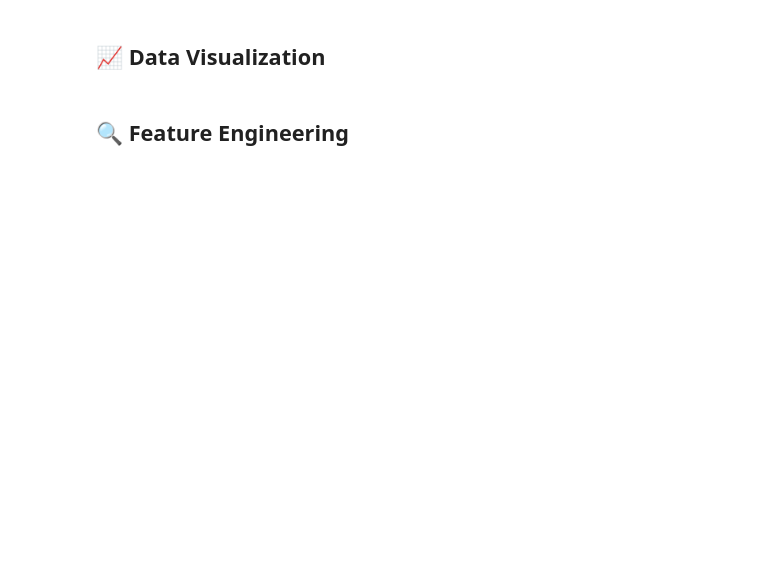
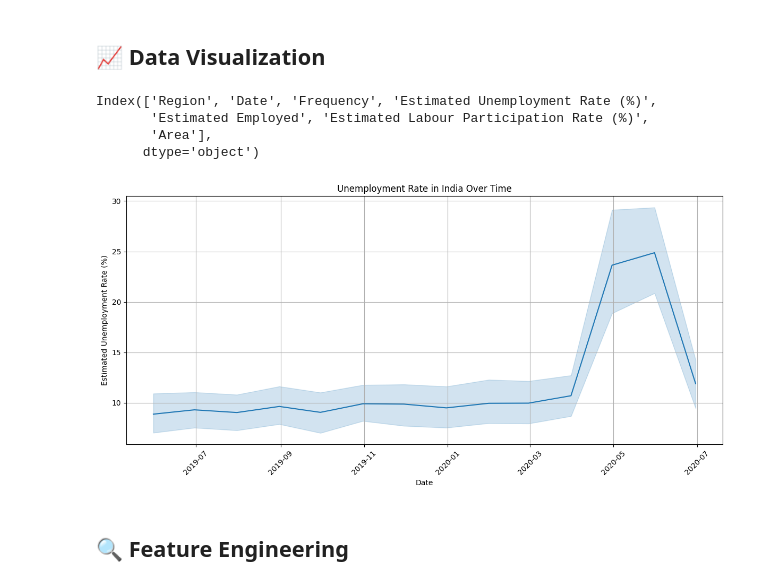
Before and after one commit to Rohit225PRO/-Unemployment_Analysis_India, a Jupyter notebook: Unemployment_Analysis_India_AICTE_Oasis_Infobyte_Internship_2025(1).ipynb, the cells around one changed output. Cells and saved outputs as stored; diff of their text form; code cells hidden in the pictures; blank space fills up the shorter version.

```diff
--- a/Unemployment_Analysis_India_AICTE_Oasis_Infobyte_Internship_2025(1).ipynb
+++ b/Unemployment_Analysis_India_AICTE_Oasis_Infobyte_Internship_2025(1).ipynb
@@ -21,7 +21,9 @@ import joblib
 # %%
 
 # Load the dataset
-df = pd.read_excel('Unemployment in India.xls')
+df = pd.read_csv('Unemployment in India.csv')
+
+
 
 # Display the first few rows
 df.head()
@@ -37,14 +69,34 @@ df.isnull().sum()
 ## 📈 Data Visualization
 # %%
 
+# Clean column names (in case there are spaces)
+df.columns = df.columns.str.strip()
+
+# Print to check correct column names
+print(df.columns)
+
+# Make sure the 'Date' column is in datetime format
+df['Date'] = pd.to_datetime(df['Date'], errors='coerce')
+
+# Drop rows where 'Date' could not be converted
+df = df.dropna(subset=['Date'])
+
+# Plot
 plt.figure(figsize=(12,6))
 sns.lineplot(x='Date', y='Estimated Unemployment Rate (%)', data=df)
 plt.title('Unemployment Rate in India Over Time')
 plt.xlabel('Date')
-plt.ylabel('Unemployment Rate (%)')
+plt.ylabel('Estimated Unemployment Rate (%)')
 plt.xticks(rotation=45)
 plt.grid(True)
+plt.tight_layout()
 plt.show()
+# %% [output]
+Index(['Region', 'Date', 'Frequency', 'Estimated Unemployment Rate (%)',
+       'Estimated Employed', 'Estimated Labour Participation Rate (%)',
+       'Area'],
+      dtype='object')
+[figure, added]
 # %% [markdown]
 ## 🔍 Feature Engineering
 # %%
```
Also changed, not shown: parts of 6 cells of this notebook.
